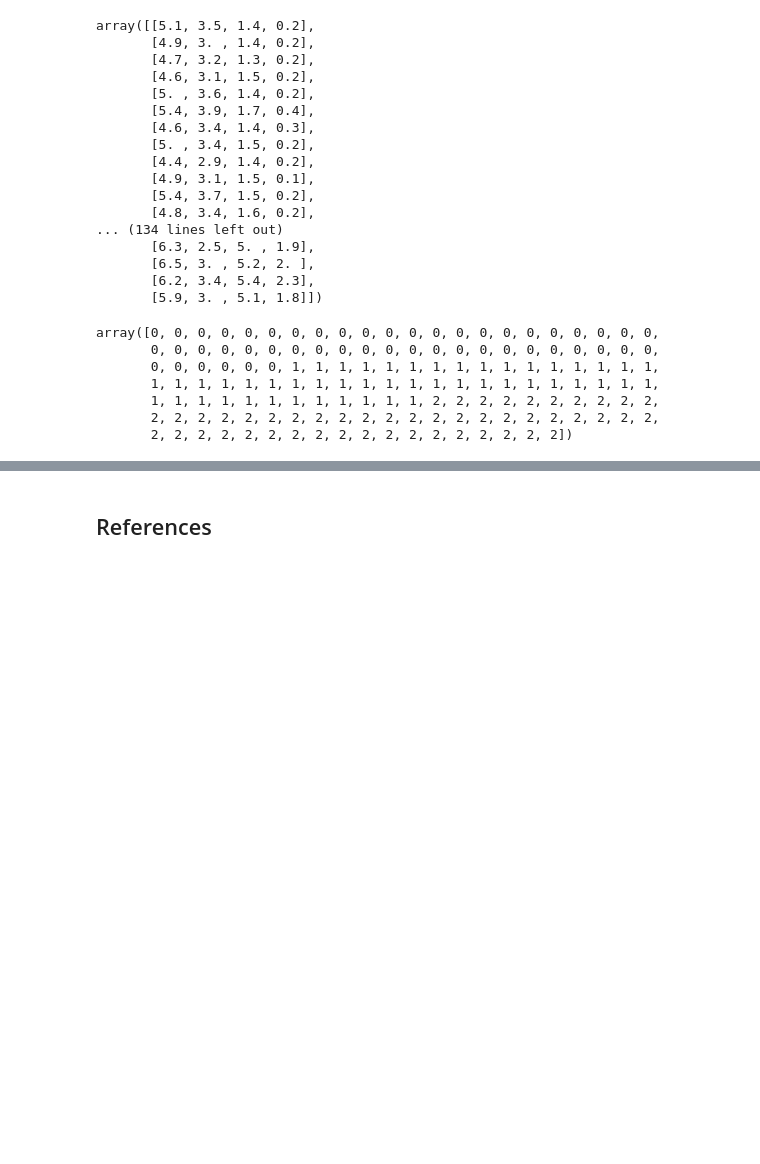
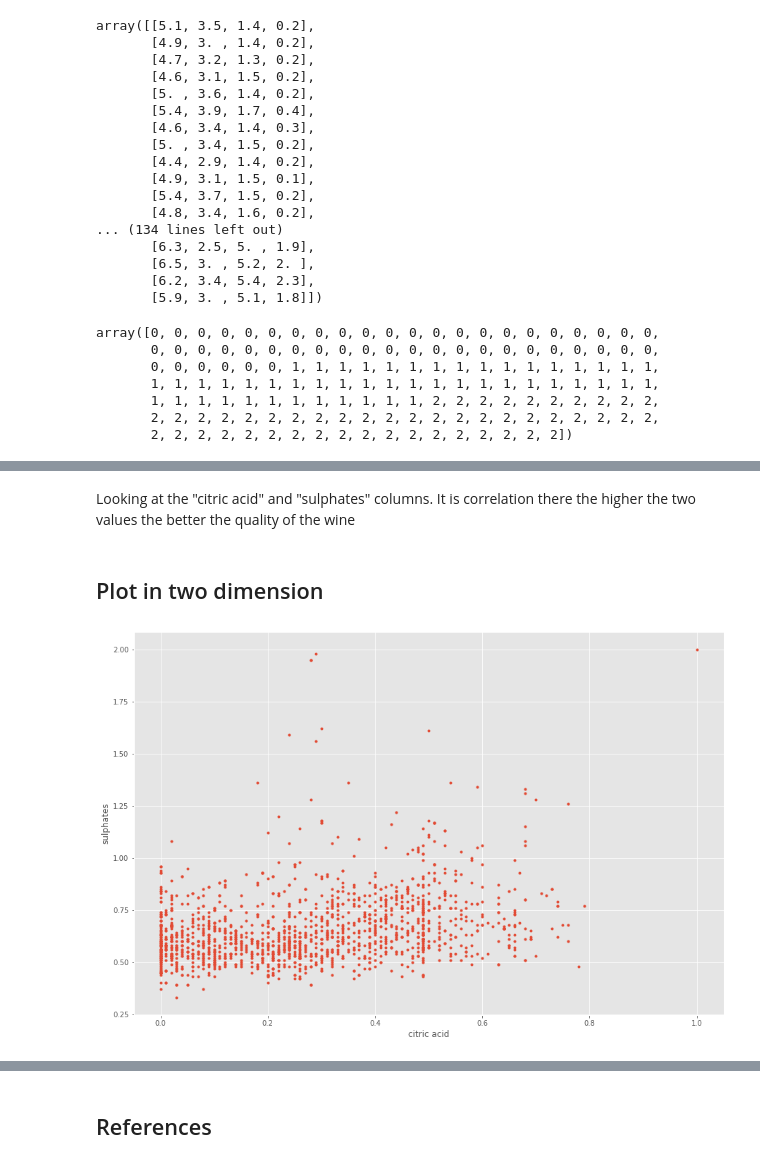
Before and after one commit to Silvio622/Machine-Learning-Scikit-Learn, a Jupyter notebook: scikit-learn.ipynb, the cells around one changed output, grey strips where cells are left out. Saved outputs shown, nothing was run; the diff lists cells and outputs as text; code cells hidden in the pictures; blank space fills up the shorter version.

```diff
--- a/scikit-learn.ipynb
+++ b/scikit-learn.ipynb
@@ -166,0 +270,18 @@ array([0, 0, 0, 0, 0, 0, 0, 0, 0, 0, 0, 0, 0, 0, 0, 0, 0, 0, 0, 0, 0, 0,
+# %% [markdown]
+Looking at the "citric acid" and "sulphates" columns. It is correlation there the higher the two values the better the quality of the wine
+# %% [markdown]
+## Plot in two dimension
+# %%
+# New figure.
+fig, ax = plt.subplots()
+
+# Scatter plot.
+ax.plot(dfredwine['citric acid'], dfredwine['sulphates'], '.')
+#ax.plot(df['quality'],'.')
+#ax.plot(df['pH'],'.')
+
+# Set axis labels.
+ax.set_xlabel('citric acid');
+ax.set_ylabel('sulphates');
+# %% [output]
+[figure, added]
```
Also changed, not shown: parts of 17 cells of this notebook.
